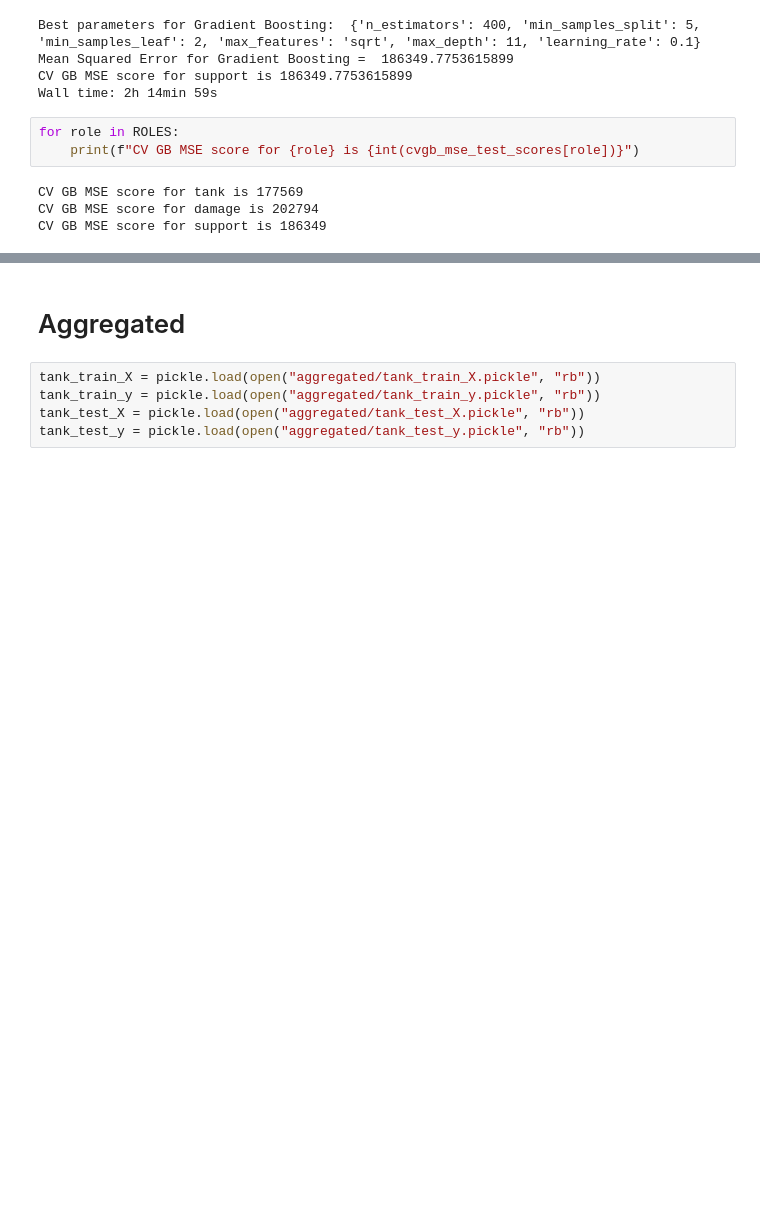
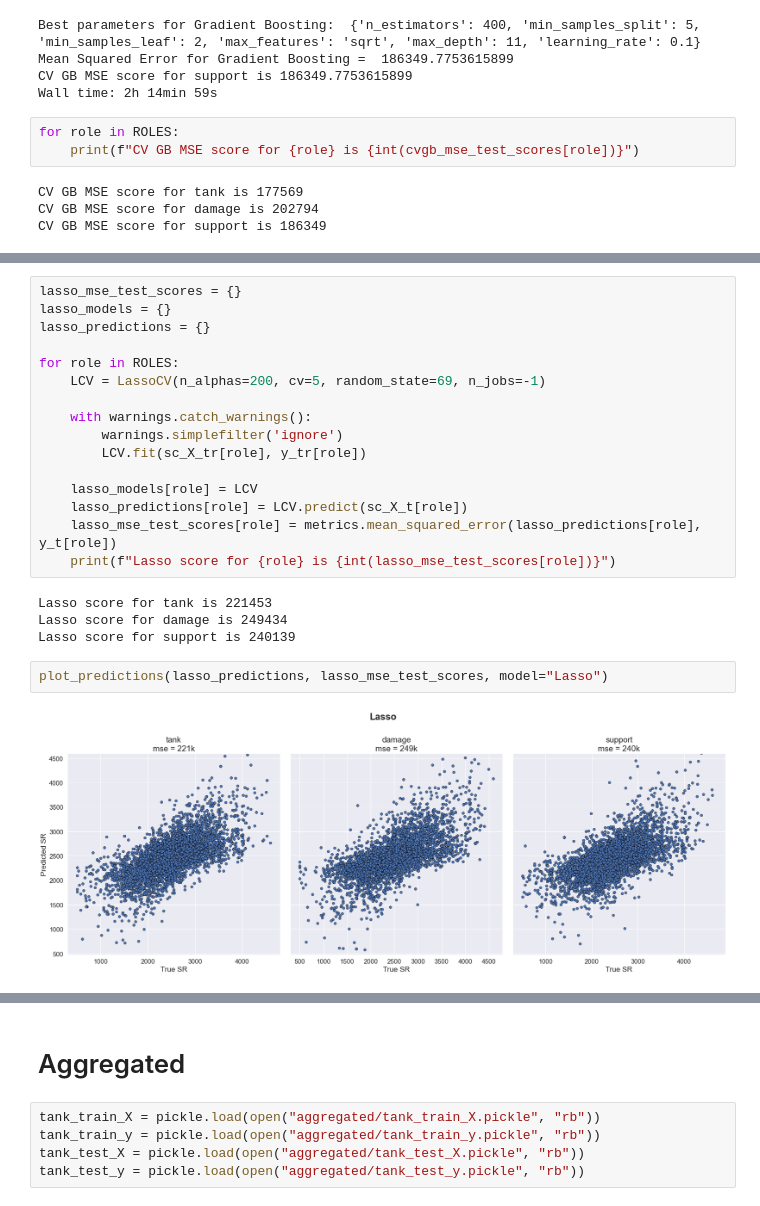
Before and after one commit to hachiyuki8/ow-stats-analysis, a Jupyter notebook: imputation.ipynb, the cells around one changed output, grey strips where cells are left out. Drawn from its saved outputs; the diff is of its cells as text; blank space fills up the shorter version.

```diff
--- a/imputation.ipynb
+++ b/imputation.ipynb
@@ -210,0 +258,24 @@ stats.probplot(y_t[role].values -  tank_predict, dist="norm", plot=pylab);
+# %%
+lasso_mse_test_scores = {}
+lasso_models = {}
+lasso_predictions = {}
+
+for role in ROLES:
+    LCV = LassoCV(n_alphas=200, cv=5, random_state=69, n_jobs=-1)
+
+    with warnings.catch_warnings():
+        warnings.simplefilter('ignore')
+        LCV.fit(sc_X_tr[role], y_tr[role])
+
+    lasso_models[role] = LCV
+    lasso_predictions[role] = LCV.predict(sc_X_t[role])
+    lasso_mse_test_scores[role] = metrics.mean_squared_error(lasso_predictions[role], y_t[role])
+    print(f"Lasso score for {role} is {int(lasso_mse_test_scores[role])}")
+# %% [output]
+Lasso score for tank is 221453
+Lasso score for damage is 249434
+Lasso score for support is 240139
+# %%
+plot_predictions(lasso_predictions, lasso_mse_test_scores, model="Lasso")
+# %% [output]
+[figure, added]
```
Also changed, not shown: parts of 17 cells of this notebook.
